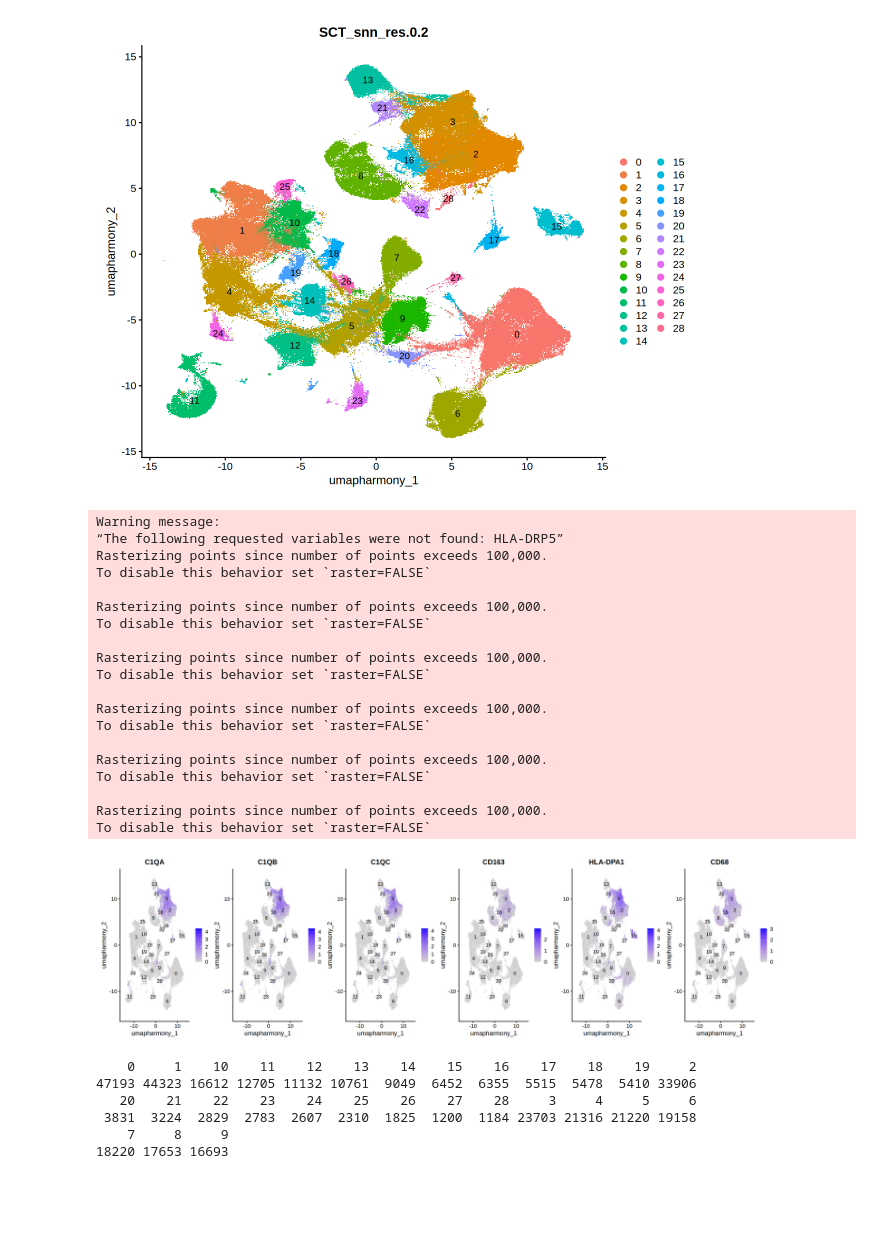
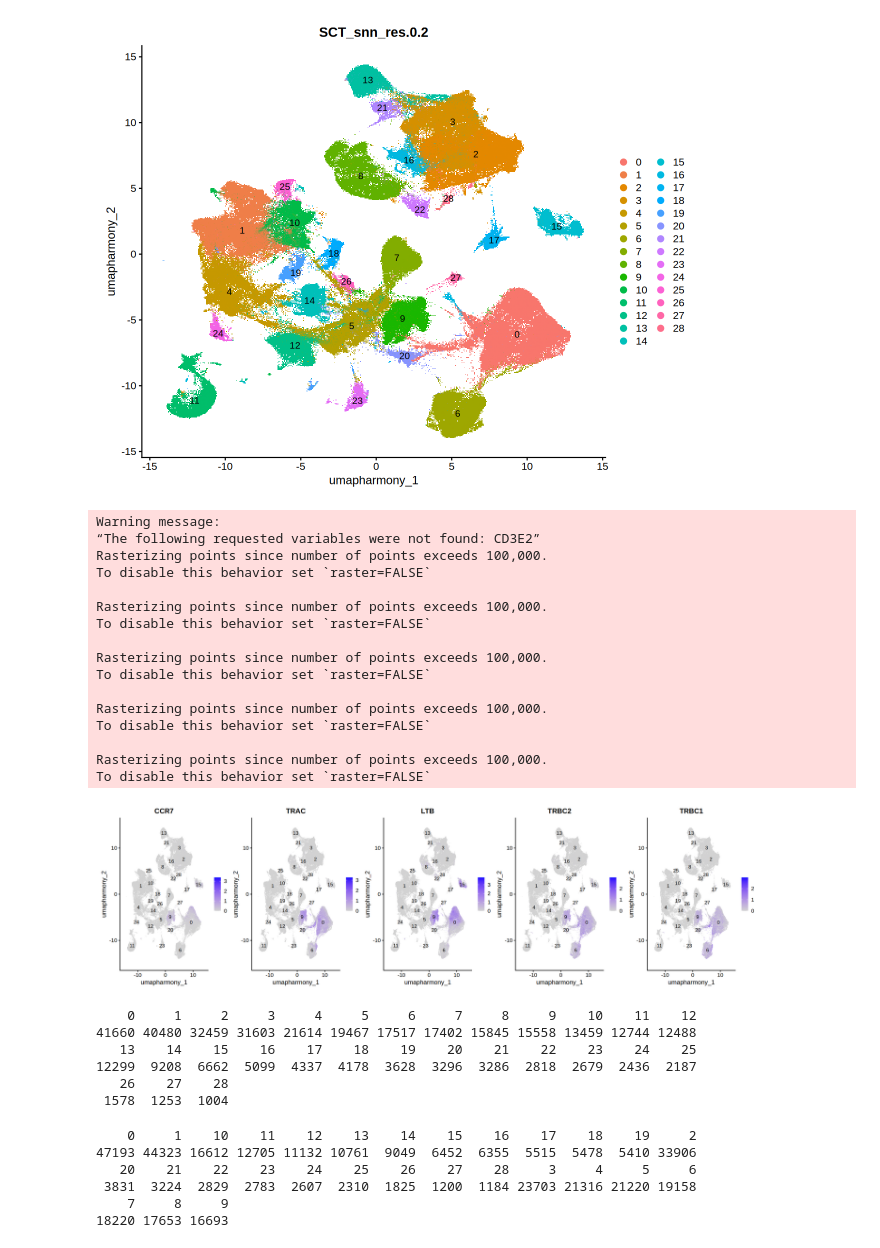
Before and after one commit to bao-mathmod/Gliomas, a Jupyter notebook: 04.upstream/4.3_scRNA/02.downstream/01_integrate_eda.ipynb, the cells around one changed output. Drawn from its saved outputs; the diff is of its cells as text; code cells hidden in the pictures; blank space fills up the shorter version.

```diff
--- a/04.upstream/4.3_scRNA/02.downstream/01_integrate_eda.ipynb
+++ b/04.upstream/4.3_scRNA/02.downstream/01_integrate_eda.ipynb
@@ -560,35 +729,42 @@ p2
 # %%
 # Get top 6 markers from cluster 16
 top_markers <- cluster1$gene[11:15]
 
+Idents(obj) <- "SCT_snn_res.0.2"
 # Create feature plots with custom settings
 options(repr.plot.width = 24, repr.plot.height = 6)
 p3 <- FeaturePlot(obj,
-            features = c('C1QA', 'C1QB', 'C1QC', 'CD163', 'HLA-DPA1', 'HLA-DRP5', 'CD68'),
+            features = c('CCR7', 'TRAC', 'CD3E2', 'LTB', 'TRBC2', 'TRBC1'),
             reduction = "umap.harmony",
-            ncol = 7, label = TRUE)
+            ncol = 6, label = TRUE)
 p3
 # %% [output]
 Warning message:
-“The following requested variables were not found: HLA-DRP5”
+“The following requested variables were not found: CD3E2”
 Rasterizing points since number of points exceeds 100,000.
 To disable this behavior set `raster=FALSE`
 
 Rasterizing points since number of points exceeds 100,000.
 To disable this behavior set `raster=FALSE`
 
 Rasterizing points since number of points exceeds 100,000.
 To disable this behavior set `raster=FALSE`
 
 Rasterizing points since number of points exceeds 100,000.
 To disable this behavior set `raster=FALSE`
 
 Rasterizing points since number of points exceeds 100,000.
 To disable this behavior set `raster=FALSE`
-
-Rasterizing points since number of points exceeds 100,000.
-To disable this behavior set `raster=FALSE`
-[figure, old version]
+[figure, new version]
+# %%
+table(Idents(obj))
+# %% [output]
+    0     1     2     3     4     5     6     7     8     9    10    11    12
+41660 40480 32459 31603 21614 19467 17517 17402 15845 15558 13459 12744 12488
+   13    14    15    16    17    18    19    20    21    22    23    24    25
+12299  9208  6662  5099  4337  4178  3628  3296  3286  2818  2679  2436  2187
+   26    27    28
+ 1578  1253  1004
 # %%
 # Create a new object excluding clusters 29 and 30
 obj_2_cleaned <- subset(obj_2, idents = c(0:28))
```
Also changed, not shown: parts of 22 cells of this notebook.
